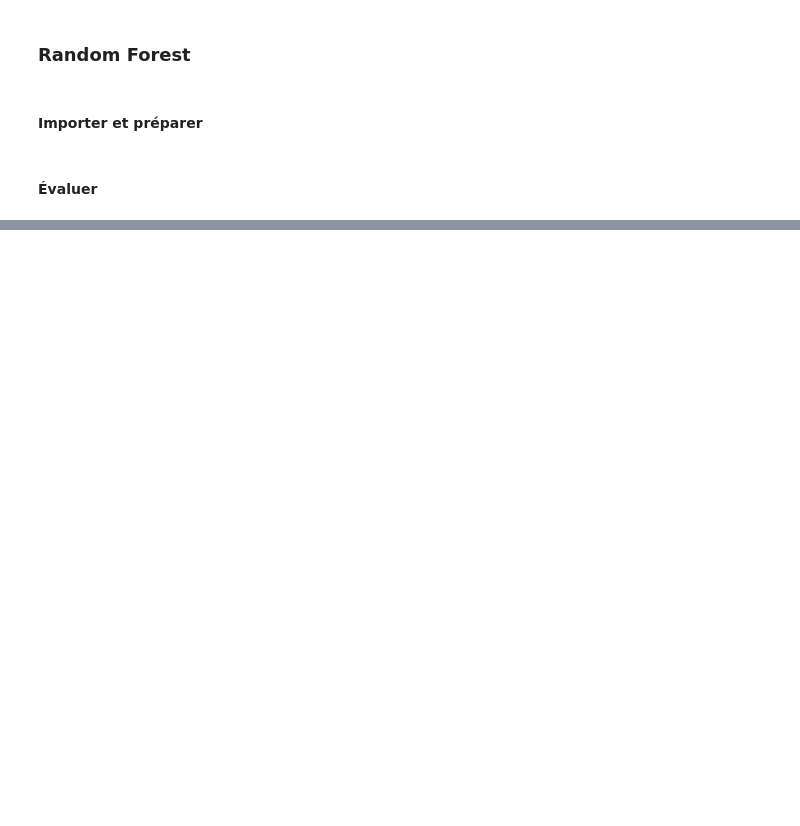
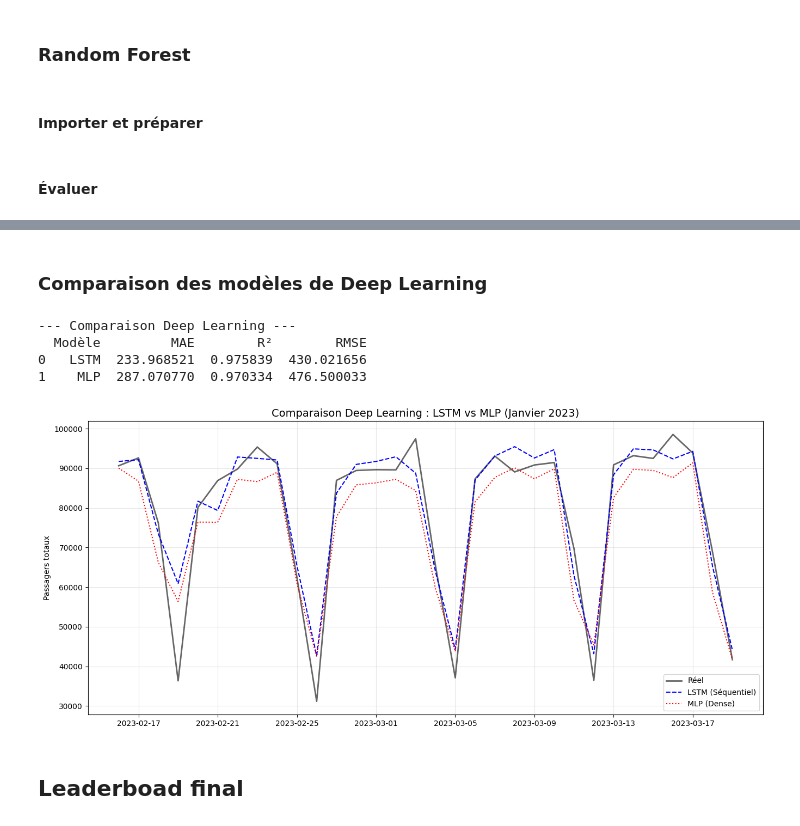
Before and after one commit to AudeAymone/PassengersNumberPrediction, a Jupyter notebook: Refonte_Projet_Team4.ipynb, the cells around one changed output, grey strips where cells are left out. Drawn from its saved outputs; the diff is of its cells as text; code cells hidden in the pictures; blank space fills up the shorter version.

```diff
--- a/Refonte_Projet_Team4.ipynb
+++ b/Refonte_Projet_Team4.ipynb
@@ -970,0 +1311,10 @@ Add code to the selected cell to explicitly check for null values in the `passen
+# %%
+# Prédiction et dé-normalisation
+y_pred_mlp_scaled = model_mlp.predict(X_test_scaled)
+y_pred_mlp = scaler_y.inverse_transform(y_pred_mlp_scaled)
+
+# Métriques
+mae_mlp = mean_absolute_error(y_test, y_pred_mlp)
+r2_mlp = r2_score(y_test, y_pred_mlp)
+rmse_mlp = np.sqrt(mean_squared_error(y_test, y_pred_mlp))
+print(f"Score MLP -> MAE: {mae_mlp:.2f}, R²: {r2_mlp:.4f}, RMSE: {rmse_mlp:.2f}")
@@ -970,0 +1324,54 @@ Add code to the selected cell to explicitly check for null values in the `passen
+# %% [markdown]
+### Comparaison des modèles de Deep Learning
+# %%
+import matplotlib.pyplot as plt
+import pandas as pd
+import numpy as np
+
+# 1. Création d'un DataFrame de comparaison pour le Deep Learning
+comparison_dl = pd.DataFrame({
+    'Date': df_test['dateTime'].values,
+    'Réel': y_test.values,
+    'LSTM': y_pred_lstm.flatten(),
+    'MLP': y_pred_mlp.flatten()
+})
+
+# 2. Agrégation quotidienne pour une meilleure visibilité
+daily_dl = comparison_dl.groupby('Date').sum()
+
+# 3. Calcul des métriques de performance
+from sklearn.metrics import mean_absolute_error, r2_score
+
+metrics_dl = pd.DataFrame({
+    'Modèle': ['LSTM', 'MLP'],
+    'MAE': [mean_absolute_error(y_test, y_pred_lstm),
+            mean_absolute_error(y_test, y_pred_mlp)],
+    'R²': [r2_score(y_test, y_pred_lstm),
+           r2_score(y_test, y_pred_mlp)],
+    'RMSE': [np.sqrt(mean_squared_error(y_test, y_pred_lstm)),
+             np.sqrt(mean_squared_error(y_test, y_pred_mlp))]
+})
+
+print("--- Comparaison Deep Learning ---")
+print(metrics_dl)
+
+# 4. Visualisation Temporelle
+plt.figure(figsize=(16, 7))
+
+plt.plot(daily_dl.index, daily_dl['Réel'], label='Réel', color='black', linewidth=2, alpha=0.6)
+plt.plot(daily_dl.index, daily_dl['LSTM'], label='LSTM (Séquentiel)', color='blue', linestyle='--')
+plt.plot(daily_dl.index, daily_dl['MLP'], label='MLP (Dense)', color='red', linestyle=':')
+
+plt.title("Comparaison Deep Learning : LSTM vs MLP (Janvier 2023)", fontsize=14)
+plt.ylabel("Passagers totaux")
+plt.legend()
+plt.grid(True, alpha=0.3)
+plt.show()
+# %% [output]
+--- Comparaison Deep Learning ---
+  Modèle         MAE        R²        RMSE
+0   LSTM  233.968521  0.975839  430.021656
+1    MLP  287.070770  0.970334  476.500033
+[figure, added]
+# %% [markdown]
+## Leaderboad final
```
Also changed, not shown: parts of 67 cells of this notebook.
